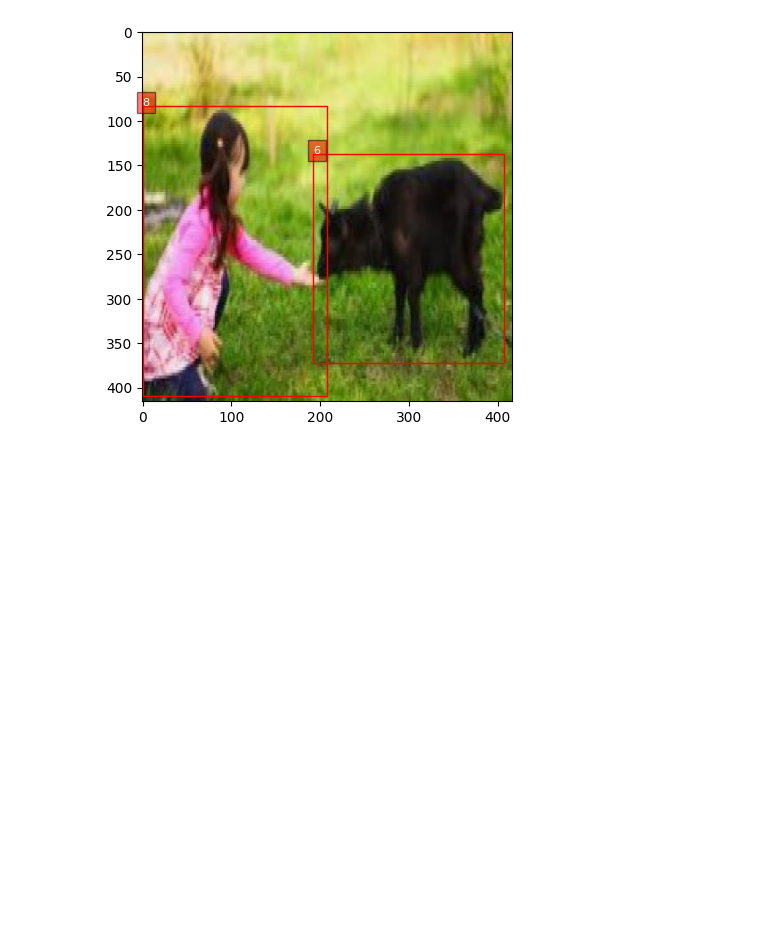
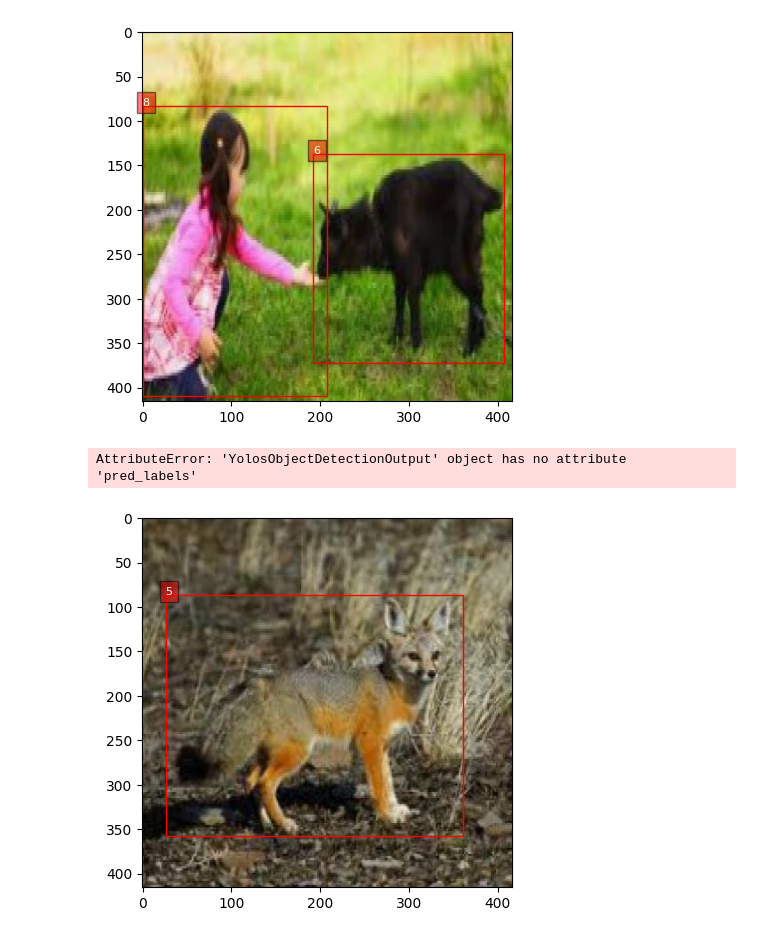
Before and after one commit to rusanrod/YOLOS, a Jupyter notebook: EntrenamientoAnimales.ipynb, the cells around one changed output. Drawn from its saved outputs; the diff is of its cells as text; code cells hidden in the pictures; blank space fills up the shorter version.

Commit message:
entrenamiento animales completado

```diff
--- a/EntrenamientoAnimales.ipynb
+++ b/EntrenamientoAnimales.ipynb
@@ -182,3 +230,64 @@ def visualize_sample(dataset, idx):
 visualize_sample(train_dataset, 0)
 # %% [output]
 [figure]
+# %%
+valid_dataset = AnimalsDataset('./animals/valid/annotations.json', './animals/valid')
+valid_loader = DataLoader(valid_dataset, batch_size=4, shuffle=True, collate_fn=lambda x: tuple(zip(*x)))
+# %%
+import matplotlib.pyplot as plt
+import matplotlib.patches as patches
+import torch
+
+# Definir la función para visualizar las inferencias
+def visualize_inference(image, target, output):
+    fig, ax = plt.subplots(1)
+
+    # Mover la imagen de la GPU a la CPU y convertirla a numpy para mostrarla
+    image = image.permute(1, 2, 0).cpu().numpy()  # Convierte el tensor de la imagen a numpy
+    ax.imshow(image)
+
+    # Dibujar las cajas reales (anotaciones)
+    for box, label in zip(target["boxes"], target["labels"]):
+        # Convierte las cajas y las etiquetas a CPU y dibuja en rojo
+        box = box.cpu().numpy()  # Asegurarse de que las cajas están en la CPU
+        ax.add_patch(patches.Rectangle((box[0], box[1]), box[2], box[3], linewidth=1, edgecolor='r', facecolor='none'))
+        ax.text(box[0], box[1], str(label.item()), color='white', fontsize=8, bbox=dict(facecolor='red', alpha=0.5))
+
+    # Dibujar las cajas predichas
+    pred_boxes = output.pred_boxes[0].cpu().numpy()  # Convierte las cajas predichas a numpy
+    pred_labels = output.pred_labels[0].cpu().numpy()  # Las etiquetas predichas
+    pred_scores = output.pred_scores[0].cpu().numpy()  # Las puntuaciones de las predicciones
+
+    # Solo mostrar predicciones con puntuación > 0.5
+    for box, label, score in zip(pred_boxes, pred_labels, pred_scores):
+        if score > 0.5:  # Umbral de confianza
+            ax.add_patch(patches.Rectangle((box[0], box[1]), box[2], box[3], linewidth=2, edgecolor='g', facecolor='none'))
+            ax.text(box[0], box[1], f"{label} ({score:.2f})", color='white', fontsize=8, bbox=dict(facecolor='green', alpha=0.5))
+
+    plt.show()
+
+# Cargar el modelo entrenado
+model.load_state_dict(torch.load("./checkpoints/best_model_epoch_12.pth"))  # Reemplaza X por la época
+model.to(device)
+model.eval()  # Poner el modelo en modo de inferencia
+
+# Seleccionar algunas imágenes del conjunto de validación
+images, targets = next(iter(valid_loader))  # Usar el DataLoader de validación
+
+# Mover las imágenes al dispositivo
+images = [img.to(device) for img in images]
+targets = [{k: v.to(device) for k, v in t.items()} for t in targets]
+
+# Realizar la inferencia
+with torch.no_grad():  # No necesitamos calcular los gradientes para la inferencia
+    pixel_values = processor(images=[img.permute(1, 2, 0).cpu() for img in images], return_tensors="pt").pixel_values
+    pixel_values = pixel_values.to(device)
+
+    # Obtener las predicciones
+    outputs = model(pixel_values=pixel_values)
+
+# Visualizar para la primera imagen del lote
+visualize_inference(images[0], targets[0], outputs)
+# %% [output]
+AttributeError: 'YolosObjectDetectionOutput' object has no attribute 'pred_labels'
+[figure, added]
```
Also changed, not shown: parts of 8 cells of this notebook, 10 other files.
